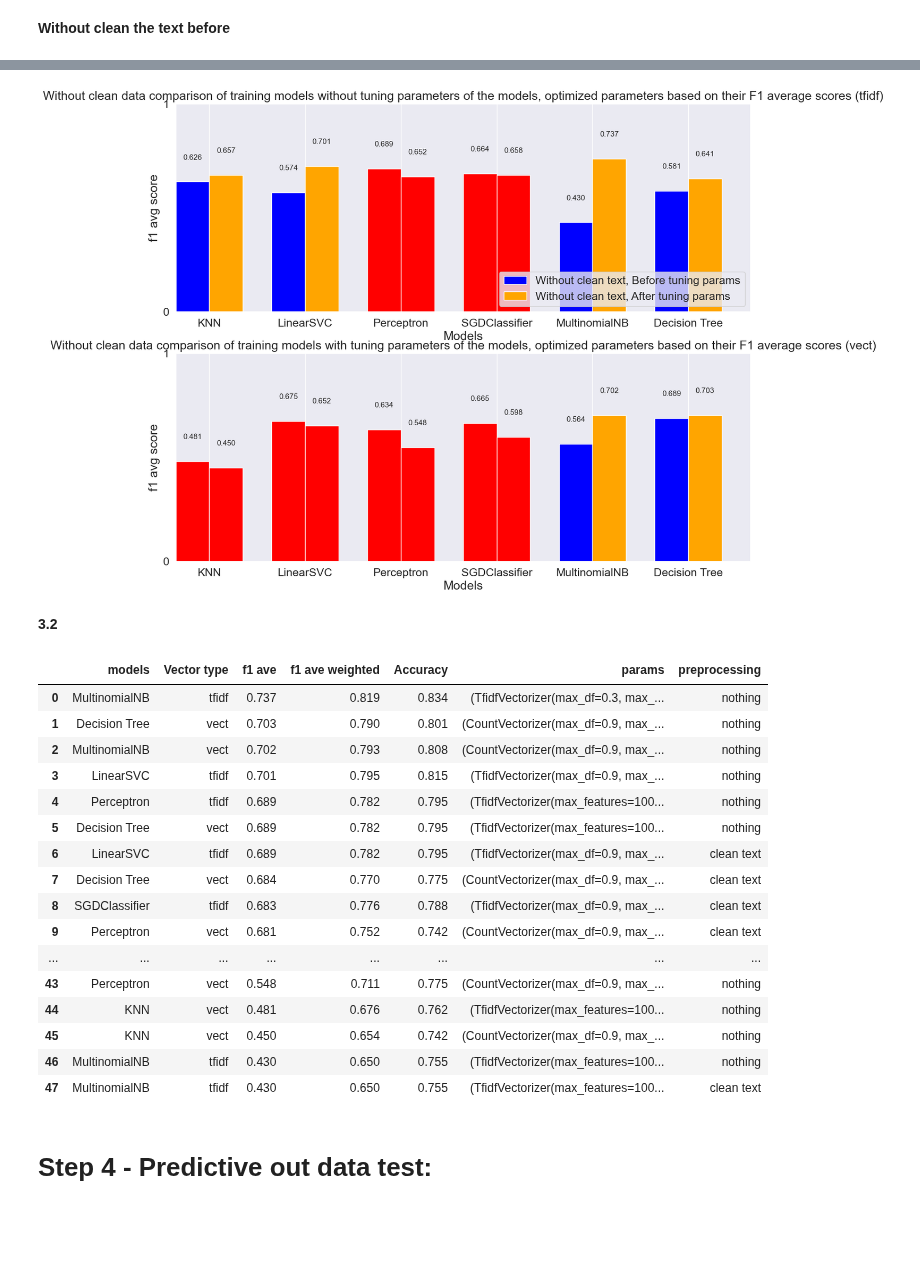
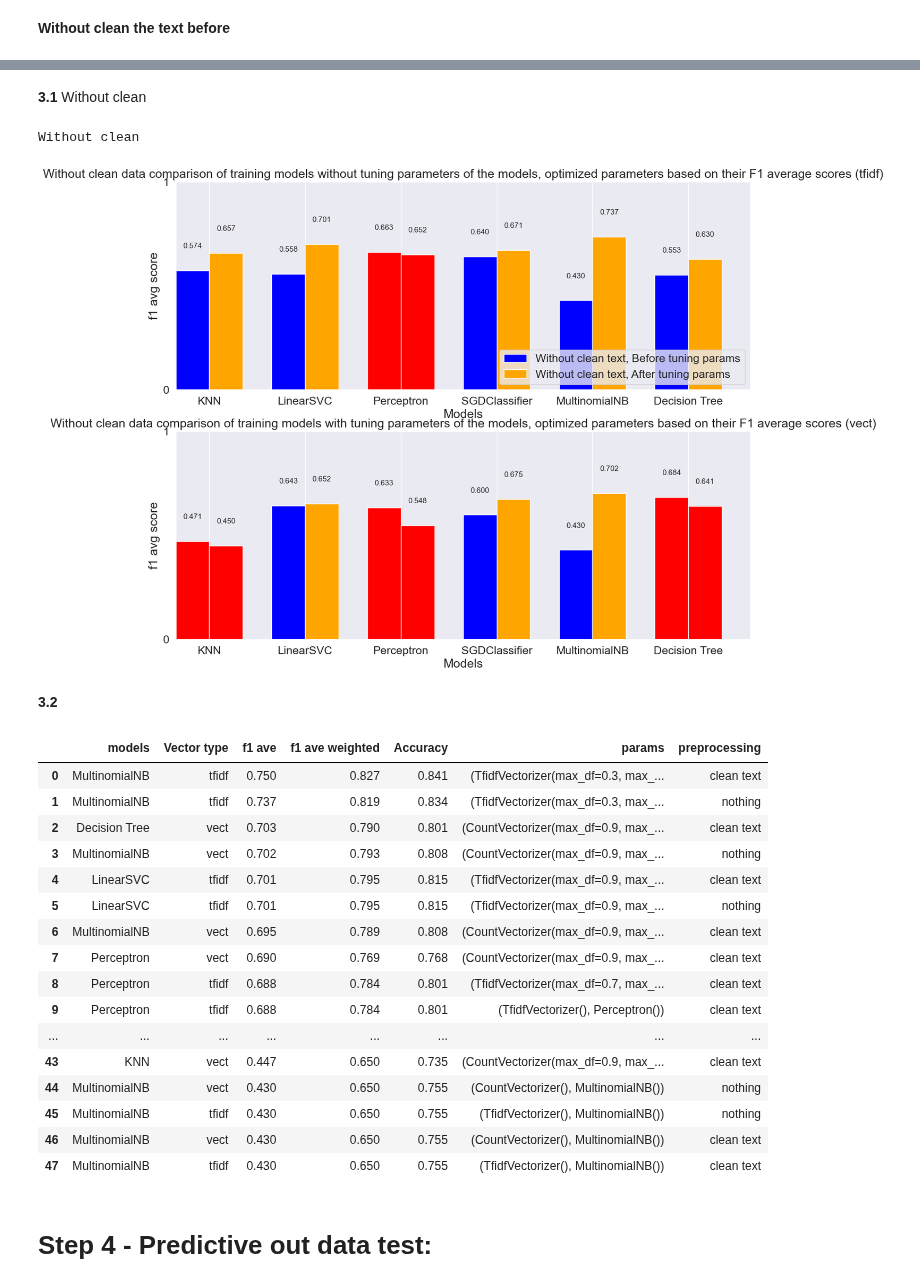
Before and after one commit to MayoNati/Text-Analysis, a Jupyter notebook: Assignment5-text-analysis.ipynb, the cells around one changed output, grey strips where cells are left out. Drawn from its saved outputs; the diff is of its cells as text; code cells hidden in the pictures; blank space fills up the shorter version.

```diff
--- a/Assignment5-text-analysis.ipynb
+++ b/Assignment5-text-analysis.ipynb
@@ -399,9 +384,8 @@ def performance_test_by_cross_validation(Vectorizers_types_dict, models_dict, X_
 **1.1**
 # %%
 
-max_features = 10000
-tfidf_Vectorizer_params = {"max_features": max_features,}
-Count_Vectorizer_params = {"max_features": max_features,}
+tfidf_Vectorizer_params = {}
+Count_Vectorizer_params = {}
 
 Vectorizers_types_dic = {
     "tfidf": {"func": TfidfVectorizer, "params": tfidf_Vectorizer_params},
@@ -977,0 +941,22 @@ print("------------------------------------------------------")
+# %%
+df_train = pd.read_csv(train_filename, index_col=None, encoding='utf-8')
+df_test  = pd.read_csv(test_filename, index_col=None, encoding='utf-8')
+df_train['gender'] = df_train['gender'].map({'f': 0, 'm': 1})
+
+X_train_split, X_test_split, y_train_split, y_test_split = train_test_split(
+    df_train['story'],
+    df_train['gender'],
+    test_size=0.2,
+    random_state=42)
+
+basic_model_predict_evaluate_df,after_tuning_param_df =train_and_evaluate_for_all_models(
+    summrize_table,
+    X_train_split,
+    X_test_split,
+    y_train_split,
+    y_test_split,
+    "nothing"
+)
+
+basic_model_predict_evaluate_df
+after_tuning_param_df
@@ -980,35 +1000,41 @@ print("------------------------------------------------------")
+# %% [markdown]
+**3.1** Without clean
 # %%
+print("Without clean")
+
 text_df1=f'Without clean data comparison of training models without tuning parameters of the models, optimized parameters based on their F1 average scores ({CrossVal_summarizes_df.iloc[0].name})'
 text_df2=f'Without clean data comparison of training models with tuning parameters of the models, optimized parameters based on their F1 average scores ({CrossVal_summarizes_df.iloc[1].name})'
 
-results_comparison_graph(basic_model_predict_evaluate_df,text_df1,"Without clean text, Before tuning params",after_tuning_param_df,text_df2,"Without clean text, After tuning params")
+results_comparison_graph(
+    basic_model_predict_evaluate_df,text_df1,"Without clean text, Before tuning params",
+    after_tuning_param_df,text_df2,"Without clean text, After tuning params")
 # %% [output]
+Without clean
-[figure, old version]
+[figure, new version]
 # %% [markdown]
 **3.2**
 # %%
 summrize_table = summrize_table.sort_values(by='f1 ave', ascending=False)
 summrize_table = summrize_table.reset_index(drop=True)
-summrize_table = summrize_table.drop(['index', 'level_0'], axis=1)
 summrize_table
 # %% [output]
 |  | models | Vector type | f1 ave | f1 ave weighted | Accuracy | params | preprocessing |
-| 0 | MultinomialNB | tfidf | 0.737 | 0.819 | 0.834 | (TfidfVectorizer(max_df=0.3, max_... | nothing |
-| 1 | Decision Tree | vect | 0.703 | 0.790 | 0.801 | (CountVectorizer(max_df=0.9, max_... | nothing |
-| 2 | MultinomialNB | vect | 0.702 | 0.793 | 0.808 | (CountVectorizer(max_df=0.9, max_... | nothing |
-| 3 | LinearSVC | tfidf | 0.701 | 0.795 | 0.815 | (TfidfVectorizer(max_df=0.9, max_... | nothing |
-| 4 | Perceptron | tfidf | 0.689 | 0.782 | 0.795 | (TfidfVectorizer(max_features=100... | nothing |
-| 5 | Decision Tree | vect | 0.689 | 0.782 | 0.795 | (TfidfVectorizer(max_features=100... | nothing |
-| 6 | LinearSVC | tfidf | 0.689 | 0.782 | 0.795 | (TfidfVectorizer(max_df=0.9, max_... | clean text |
-| 7 | Decision Tree | vect | 0.684 | 0.770 | 0.775 | (CountVectorizer(max_df=0.9, max_... | clean text |
-| 8 | SGDClassifier | tfidf | 0.683 | 0.776 | 0.788 | (TfidfVectorizer(max_df=0.9, max_... | clean text |
-| 9 | Perceptron | vect | 0.681 | 0.752 | 0.742 | (CountVectorizer(max_df=0.9, max_... | clean text |
+| 0 | MultinomialNB | tfidf | 0.750 | 0.827 | 0.841 | (TfidfVectorizer(max_df=0.3, max_... | clean text |
+| 1 | MultinomialNB | tfidf | 0.737 | 0.819 | 0.834 | (TfidfVectorizer(max_df=0.3, max_... | nothing |
+| 2 | Decision Tree | vect | 0.703 | 0.790 | 0.801 | (CountVectorizer(max_df=0.9, max_... | clean text |
+| 3 | MultinomialNB | vect | 0.702 | 0.793 | 0.808 | (CountVectorizer(max_df=0.9, max_... | nothing |
+| 4 | LinearSVC | tfidf | 0.701 | 0.795 | 0.815 | (TfidfVectorizer(max_df=0.9, max_... | clean text |
+| 5 | LinearSVC | tfidf | 0.701 | 0.795 | 0.815 | (TfidfVectorizer(max_df=0.9, max_... | nothing |
+| 6 | MultinomialNB | vect | 0.695 | 0.789 | 0.808 | (CountVectorizer(max_df=0.9, max_... | clean text |
+| 7 | Perceptron | vect | 0.690 | 0.769 | 0.768 | (CountVectorizer(max_df=0.9, max_... | clean text |
+| 8 | Perceptron | tfidf | 0.688 | 0.784 | 0.801 | (TfidfVectorizer(max_df=0.7, max_... | clean text |
+| 9 | Perceptron | tfidf | 0.688 | 0.784 | 0.801 | (TfidfVectorizer(), Perceptron()) | clean text |
 | ... | ... | ... | ... | ... | ... | ... | ... |
-| 43 | Perceptron | vect | 0.548 | 0.711 | 0.775 | (CountVectorizer(max_df=0.9, max_... | nothing |
-| 44 | KNN | vect | 0.481 | 0.676 | 0.762 | (TfidfVectorizer(max_features=100... | nothing |
-| 45 | KNN | vect | 0.450 | 0.654 | 0.742 | (CountVectorizer(max_df=0.9, max_... | nothing |
-| 46 | MultinomialNB | tfidf | 0.430 | 0.650 | 0.755 | (TfidfVectorizer(max_features=100... | nothing |
-| 47 | MultinomialNB | tfidf | 0.430 | 0.650 | 0.755 | (TfidfVectorizer(max_features=100... | clean text |
+| 43 | KNN | vect | 0.447 | 0.650 | 0.735 | (CountVectorizer(max_df=0.9, max_... | clean text |
+| 44 | MultinomialNB | vect | 0.430 | 0.650 | 0.755 | (CountVectorizer(), MultinomialNB()) | nothing |
+| 45 | MultinomialNB | tfidf | 0.430 | 0.650 | 0.755 | (TfidfVectorizer(), MultinomialNB()) | nothing |
+| 46 | MultinomialNB | vect | 0.430 | 0.650 | 0.755 | (CountVectorizer(), MultinomialNB()) | clean text |
+| 47 | MultinomialNB | tfidf | 0.430 | 0.650 | 0.755 | (TfidfVectorizer(), MultinomialNB()) | clean text |
 # %% [markdown]
 # Step 4 - Predictive out data test:
 # %% [markdown]
```
Also changed, not shown: parts of 26 cells of this notebook, 2 other files.
